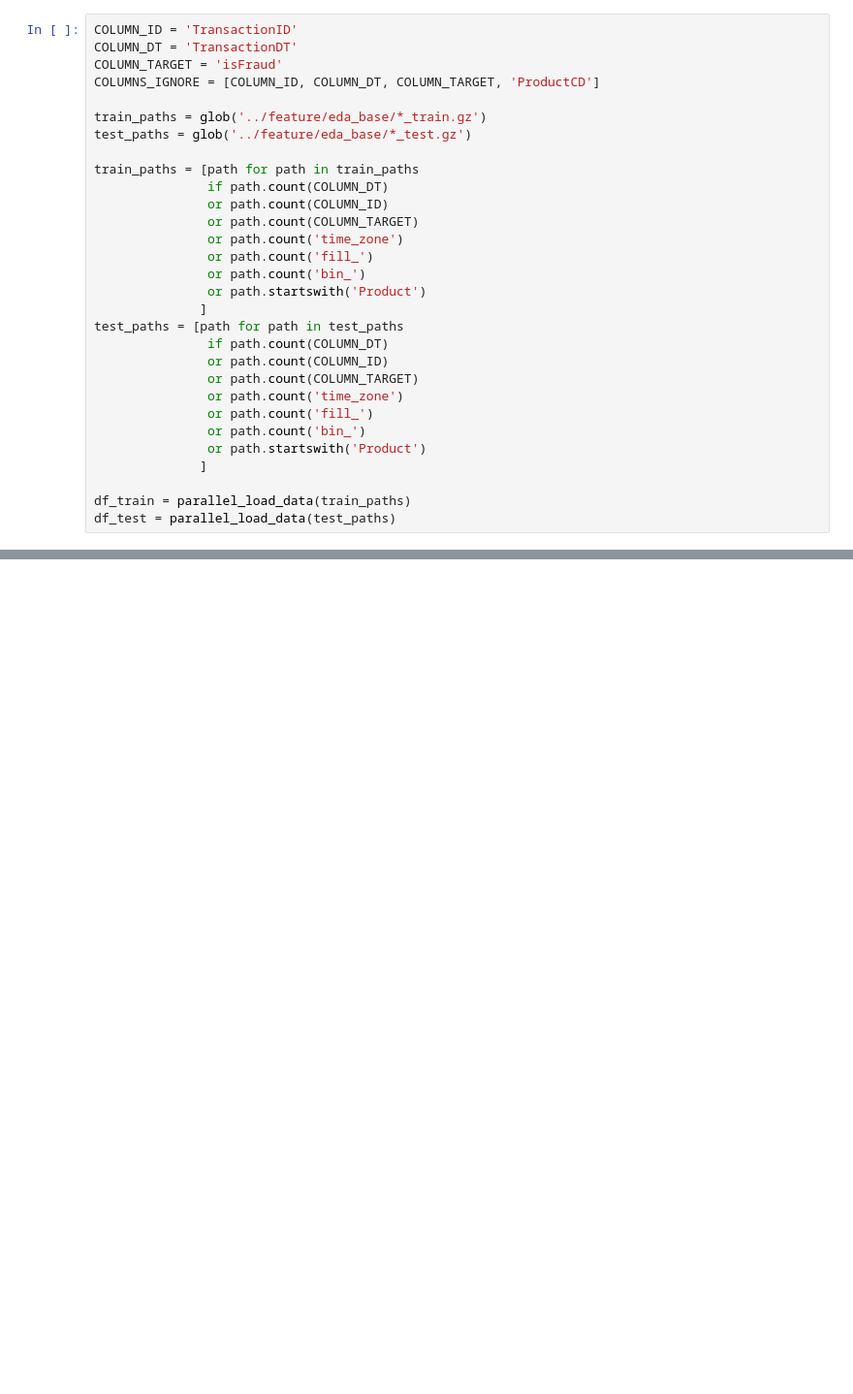
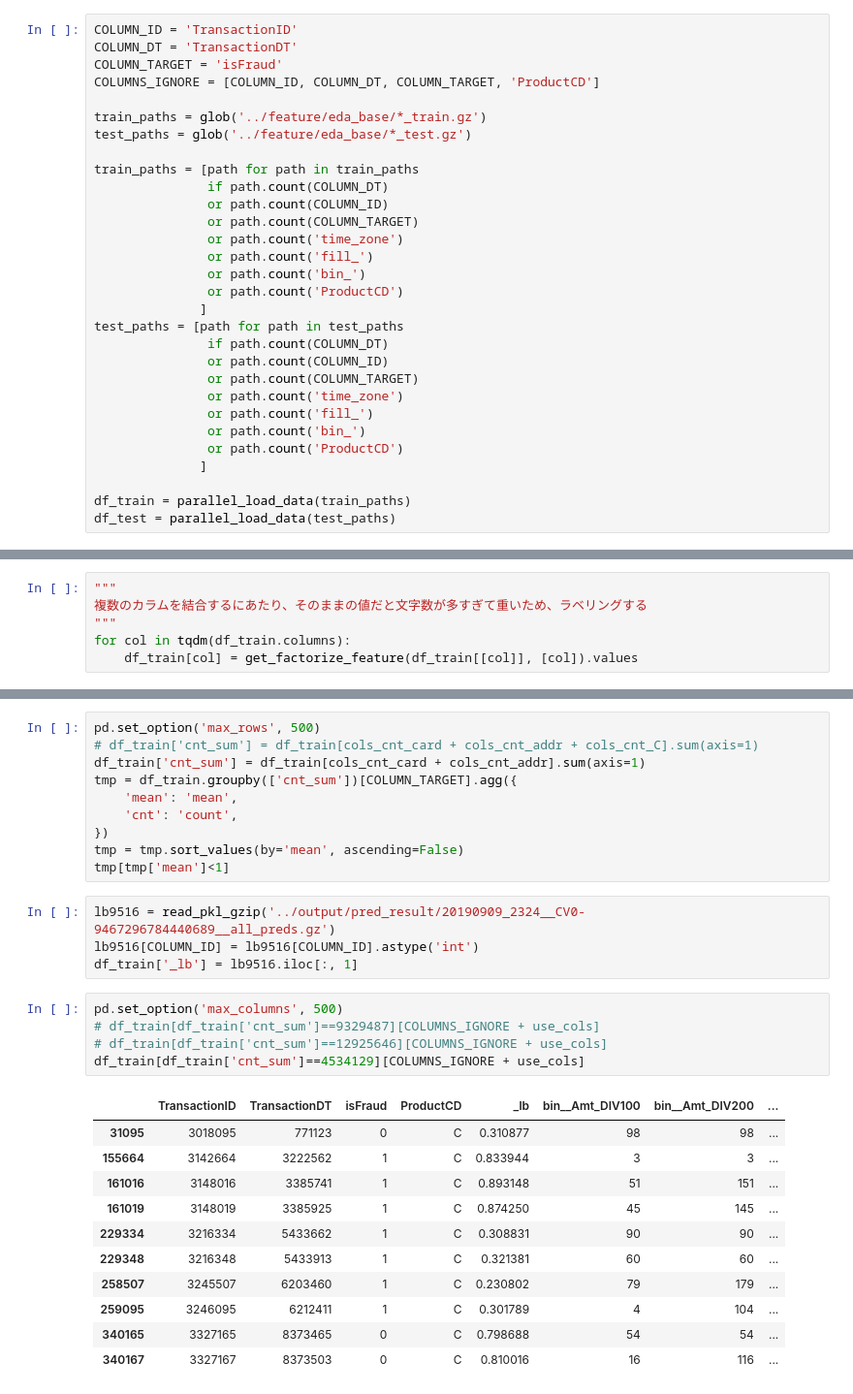
Before and after one commit to yryrgogo/ieee-fraud-5th-place, a Jupyter notebook: src/129_ieee__concat_feature.ipynb, the cells around one changed output, grey strips where cells are left out. Shown: that part at 97% size. Cells and saved outputs as stored; diff of their text form; blank space fills up the shorter version.

```diff
--- a/src/129_ieee__concat_feature.ipynb
+++ b/src/129_ieee__concat_feature.ipynb
@@ -30,7 +31,7 @@ train_paths = [path for path in train_paths
                or path.count('time_zone')
                or path.count('fill_')
                or path.count('bin_')
-               or path.startswith('Product')
+               or path.count('ProductCD')
               ]
 test_paths = [path for path in test_paths
                if path.count(COLUMN_DT)
@@ -39,7 +40,7 @@ test_paths = [path for path in test_paths
                or path.count('time_zone')
                or path.count('fill_')
                or path.count('bin_')
-               or path.startswith('Product')
+               or path.count('ProductCD')
               ]
 
 df_train = parallel_load_data(train_paths)
@@ -72,0 +68,6 @@ cols_time = ['time_zone']
+# %%
+"""
+複数のカラムを結合するにあたり、そのままの値だと文字数が多すぎて重いため、ラベリングする
+"""
+for col in tqdm(df_train.columns):
+    df_train[col] = get_factorize_feature(df_train[[col]], [col]).values
@@ -72,0 +305,31 @@ cols_time = ['time_zone']
+# %%
+pd.set_option('max_rows', 500)
+# df_train['cnt_sum'] = df_train[cols_cnt_card + cols_cnt_addr + cols_cnt_C].sum(axis=1)
+df_train['cnt_sum'] = df_train[cols_cnt_card + cols_cnt_addr].sum(axis=1)
+tmp = df_train.groupby(['cnt_sum'])[COLUMN_TARGET].agg({
+    'mean': 'mean',
+    'cnt': 'count',
+})
+tmp = tmp.sort_values(by='mean', ascending=False)
+tmp[tmp['mean']<1]
+# %%
+lb9516 = read_pkl_gzip('../output/pred_result/20190909_2324__CV0-9467296784440689__all_preds.gz')
+lb9516[COLUMN_ID] = lb9516[COLUMN_ID].astype('int')
+df_train['_lb'] = lb9516.iloc[:, 1]
+# %%
+pd.set_option('max_columns', 500)
+# df_train[df_train['cnt_sum']==9329487][COLUMNS_IGNORE + use_cols]
+# df_train[df_train['cnt_sum']==12925646][COLUMNS_IGNORE + use_cols]
+df_train[df_train['cnt_sum']==4534129][COLUMNS_IGNORE + use_cols]
+# %% [output]
+|  | TransactionID | TransactionDT | isFraud | ProductCD | _lb | bin__Amt_DIV100 | bin__Amt_DIV200 | ... |
+| 31095 | 3018095 | 771123 | 0 | C | 0.310877 | 98 | 98 | ... |
+| 155664 | 3142664 | 3222562 | 1 | C | 0.833944 | 3 | 3 | ... |
+| 161016 | 3148016 | 3385741 | 1 | C | 0.893148 | 51 | 151 | ... |
+| 161019 | 3148019 | 3385925 | 1 | C | 0.874250 | 45 | 145 | ... |
+| 229334 | 3216334 | 5433662 | 1 | C | 0.308831 | 90 | 90 | ... |
+| 229348 | 3216348 | 5433913 | 1 | C | 0.321381 | 60 | 60 | ... |
+| 258507 | 3245507 | 6203460 | 1 | C | 0.230802 | 79 | 179 | ... |
+| 259095 | 3246095 | 6212411 | 1 | C | 0.301789 | 4 | 104 | ... |
+| 340165 | 3327165 | 8373465 | 0 | C | 0.798688 | 54 | 54 | ... |
+| 340167 | 3327167 | 8373503 | 0 | C | 0.810016 | 16 | 116 | ... |
```
Also changed, not shown: parts of 10 cells of this notebook, 22 other files.
